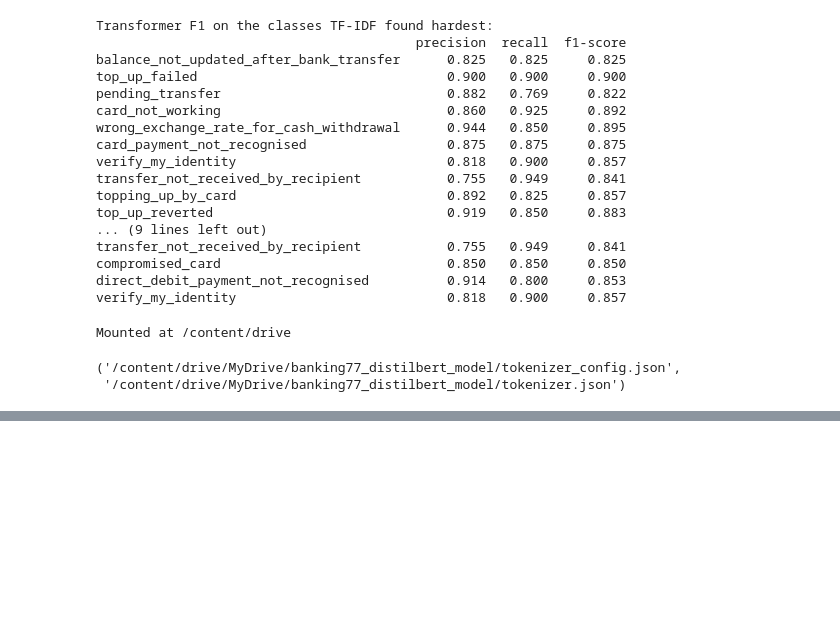
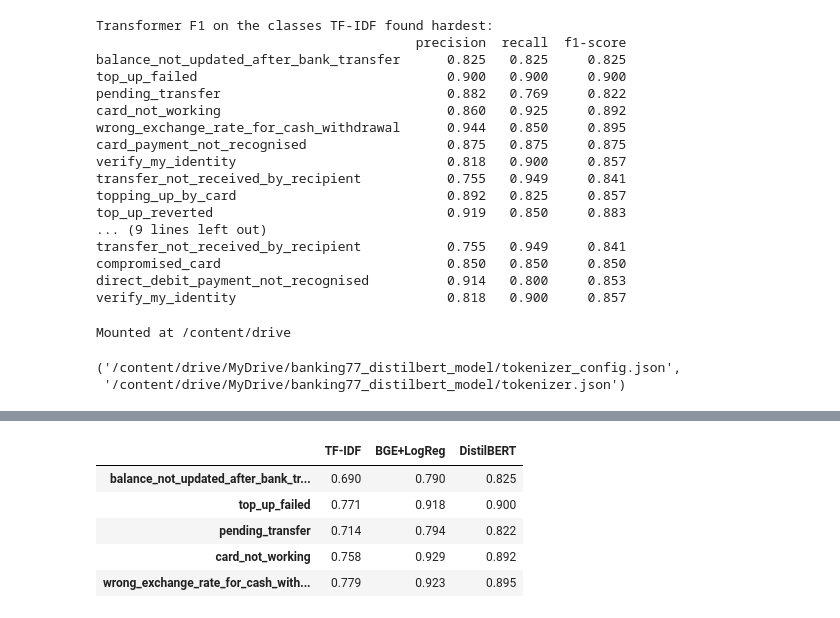
Before and after one commit to MithunKaveriappa/banking-intent-classifier, a Jupyter notebook: notebooks/02_finetune_distilbert.ipynb, the cells around one changed output, grey strips where cells are left out. Drawn from its saved outputs; the diff is of its cells as text; code cells hidden in the pictures; blank space fills up the shorter version.

```diff
--- a/notebooks/02_finetune_distilbert.ipynb
+++ b/notebooks/02_finetune_distilbert.ipynb
@@ -211,0 +326,24 @@ Mounted at /content/drive
+# %%
+from sklearn.metrics import f1_score as f1s
+
+hard = ["balance_not_updated_after_bank_transfer", "top_up_failed",
+        "pending_transfer", "card_not_working",
+        "wrong_exchange_rate_for_cash_withdrawal"]
+hard_ids = [label2id[n] for n in hard]
+
+def per_class_f1(y_true_, y_pred_):
+    scores = f1s(y_true_, y_pred_, labels=hard_ids, average=None)
+    return dict(zip(hard, scores.round(3)))
+
+pd.DataFrame({
+    "TF-IDF": per_class_f1(test_df["label"], p_tfidf),
+    "BGE+LogReg": per_class_f1(test_df["label"], p_emb),
+    "DistilBERT": per_class_f1(y_true, preds),
+})
+# %% [output]
+|  | TF-IDF | BGE+LogReg | DistilBERT |
+| balance_not_updated_after_bank_tr... | 0.690 | 0.790 | 0.825 |
+| top_up_failed | 0.771 | 0.918 | 0.900 |
+| pending_transfer | 0.714 | 0.794 | 0.822 |
+| card_not_working | 0.758 | 0.929 | 0.892 |
+| wrong_exchange_rate_for_cash_with... | 0.779 | 0.923 | 0.895 |
```
Also changed, not shown: parts of 7 cells of this notebook, 2 other files.
